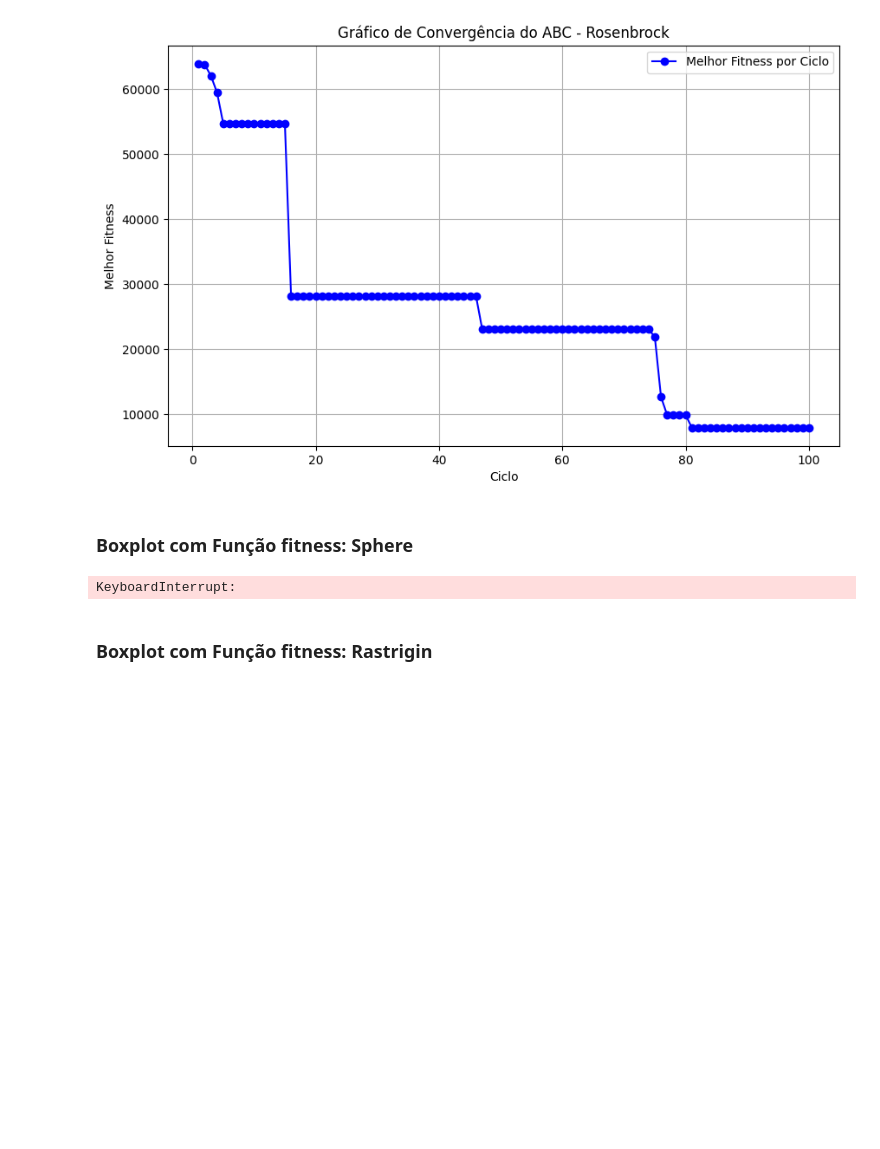
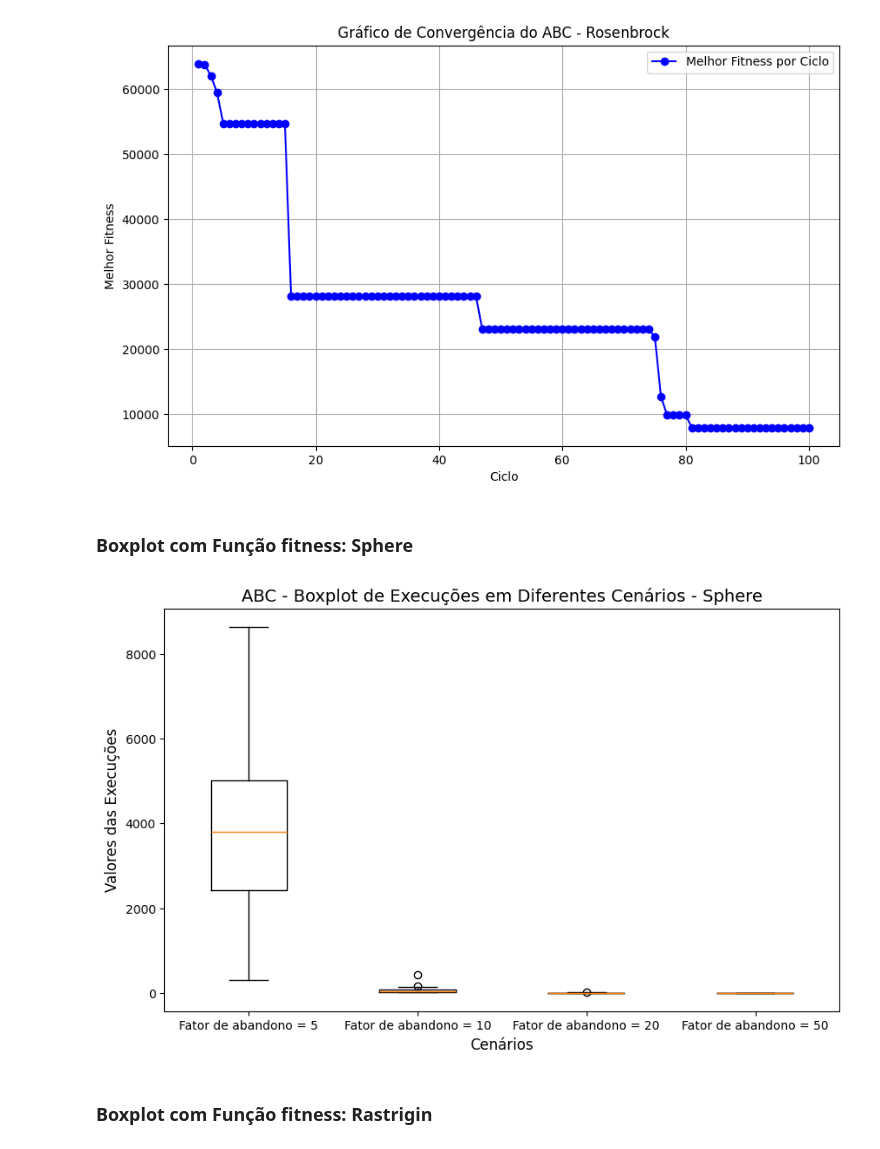
Before and after one commit to Guiioff/Algoritmos-Otimizacao, a Jupyter notebook: alg_abc.ipynb, the cells around one changed output. Drawn from its saved outputs; the diff is of its cells as text; code cells hidden in the pictures; blank space fills up the shorter version.

```diff
--- a/alg_abc.ipynb
+++ b/alg_abc.ipynb
@@ -254,35 +254,35 @@ cenario_2 = []
 for _ in range(30):
     alg = AlgoritmoABC(dimensoes=20, limite_min=-100.0, limite_max=100.0, tamanho_populacao=100,fator_abandono=10,
                        ciclos=250, funcao_fitness=sphere)
     alg.executar()
     cenario_2.append(alg.melhor_fitness)
 
 cenario_3 = []
 for _ in range(30):
     alg = AlgoritmoABC(dimensoes=20, limite_min=-100.0, limite_max=100.0, tamanho_populacao=100,fator_abandono=20,
                        ciclos=250, funcao_fitness=sphere)
     alg.executar()
     cenario_3.append(alg.melhor_fitness)
 
 cenario_4 = []
 for _ in range(30):
     alg = AlgoritmoABC(dimensoes=20, limite_min=-100.0, limite_max=100.0, tamanho_populacao=100,fator_abandono=50,
                        ciclos=250, funcao_fitness=sphere)
     alg.executar()
     cenario_4.append(alg.melhor_fitness)
 
 dados = [cenario_1, cenario_2, cenario_3, cenario_4]
 
 plt.figure(figsize=(10, 6))
-plt.boxplot(dados, tick_labels=['Fator de abandono = 5', 'Fator de abandono = 10', 'Fator de abandono = 20', 'Fator de abandono = 50'])
+plt.boxplot(dados, labels=['Fator de abandono = 5', 'Fator de abandono = 10', 'Fator de abandono = 20', 'Fator de abandono = 50'])
 
 plt.title('ABC - Boxplot de Execuções em Diferentes Cenários - Sphere', fontsize=14)
 plt.xlabel('Cenários', fontsize=12)
 plt.ylabel('Valores das Execuções', fontsize=12)
 
 plt.show()
 # %% [output]
-KeyboardInterrupt:
+[figure, added]
 # %% [markdown]
 ### Boxplot com Função fitness: Rastrigin
 # %%
```
Also changed, not shown: parts of 1 cell of this notebook.
